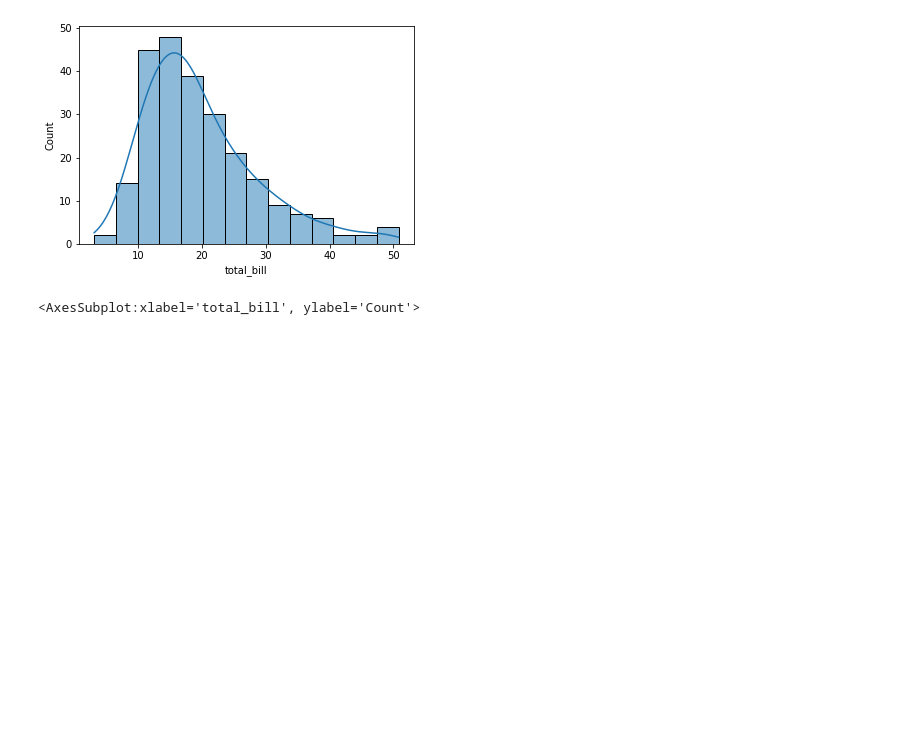
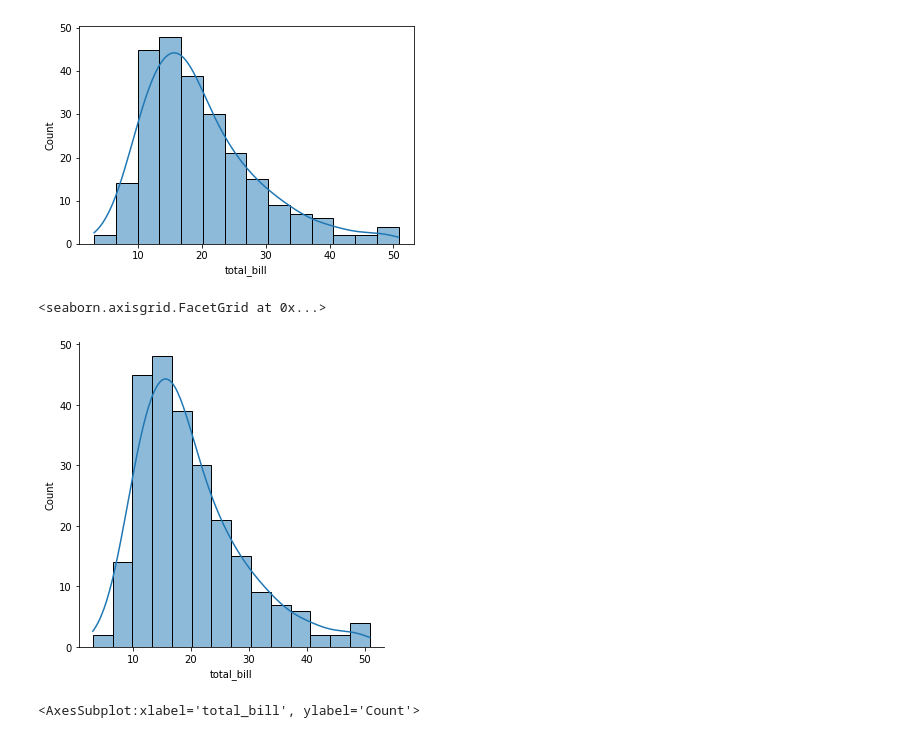
Before and after one commit to AndrewReusche/Python-for-Data-Science-and-Machine-Learning-Bootcamp, a Jupyter notebook: Notes/Lesson 48 Seaborn Distribution plots.ipynb, the cells around one changed output. Saved outputs shown, nothing was run; the diff lists cells and outputs as text; code cells hidden in the pictures; blank space fills up the shorter version.

Commit message:
'l51SeabornGirds'

```diff
--- a/Notes/Lesson 48 Seaborn Distribution plots.ipynb
+++ b/Notes/Lesson 48 Seaborn Distribution plots.ipynb
@@ -48,6 +48,11 @@ sns.histplot(tips['total_bill'], kde=True)
 # %% [output]
 <AxesSubplot:xlabel='total_bill', ylabel='Count'>
 [figure]
+# %%
+sns.displot(tips['total_bill'], kde=True)
+# %% [output]
+<seaborn.axisgrid.FacetGrid at 0x...>
+[figure, added]
 # %%
 sns.histplot(tips['total_bill'], kde=True, bins=30)
 # %% [output]
```
Also changed, not shown: 1 other file.
